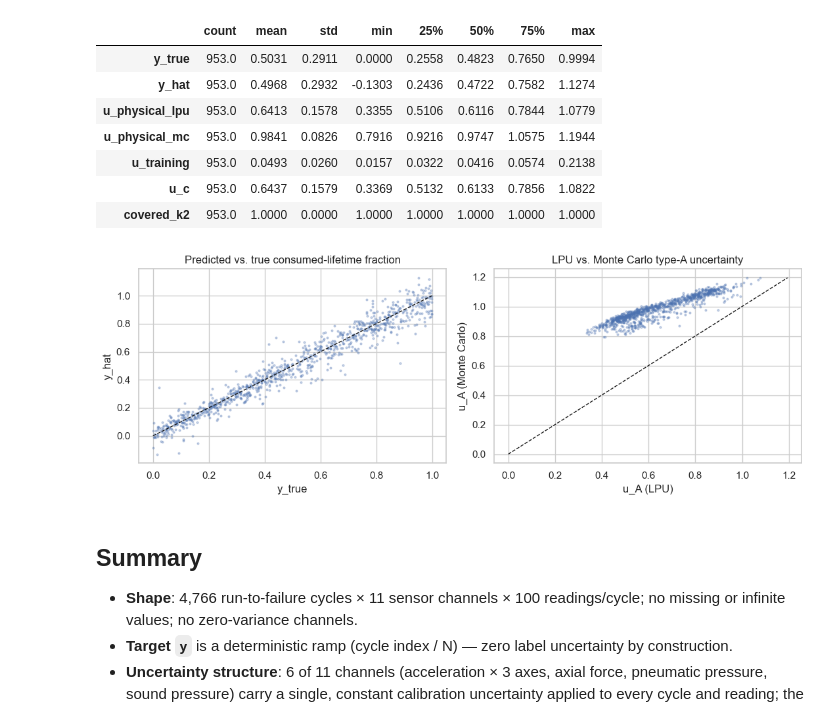
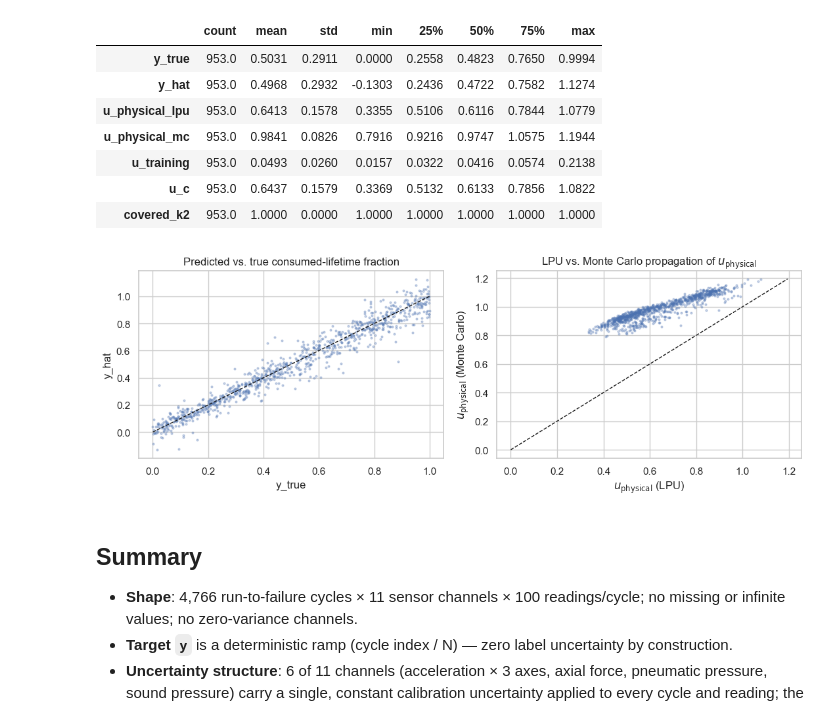
Before and after one commit to electrical-and-electronic-measurement/uncertainty-quantification-ZeMA-electromechanical-cylinder-RUL, a Jupyter notebook: case_study_A_eda.ipynb, the cells around one changed output. Cells and saved outputs as stored; diff of their text form; code cells hidden in the pictures.

```diff
--- a/case_study_A_eda.ipynb
+++ b/case_study_A_eda.ipynb
@@ -292,22 +292,22 @@ results.describe().T
 # %%
 fig, axes = plt.subplots(1, 2, figsize=(11, 4))
 
 axes[0].scatter(results["y_true"], results["y_hat"], s=4, alpha=0.3)
 lims = [0, 1]
 axes[0].plot(lims, lims, "k--", lw=1)
 axes[0].set_xlabel("y_true"); axes[0].set_ylabel("y_hat")
 axes[0].set_title("Predicted vs. true consumed-lifetime fraction")
 
 axes[1].scatter(results["u_physical_lpu"], results["u_physical_mc"], s=4, alpha=0.3)
 lim = max(results["u_physical_lpu"].max(), results["u_physical_mc"].max())
 axes[1].plot([0, lim], [0, lim], "k--", lw=1)
-axes[1].set_xlabel("u_A (LPU)"); axes[1].set_ylabel("u_A (Monte Carlo)")
-axes[1].set_title("LPU vs. Monte Carlo type-A uncertainty")
+axes[1].set_xlabel(r"$u_{\mathrm{physical}}$ (LPU)"); axes[1].set_ylabel(r"$u_{\mathrm{physical}}$ (Monte Carlo)")
+axes[1].set_title(r"LPU vs. Monte Carlo propagation of $u_{\mathrm{physical}}$")
 
 plt.tight_layout()
 plt.show()
 # %% [output]
-[figure, old version]
+[figure, new version]
 # %% [markdown]
 ## Summary
 
```
Also changed, not shown: 11 other files.
